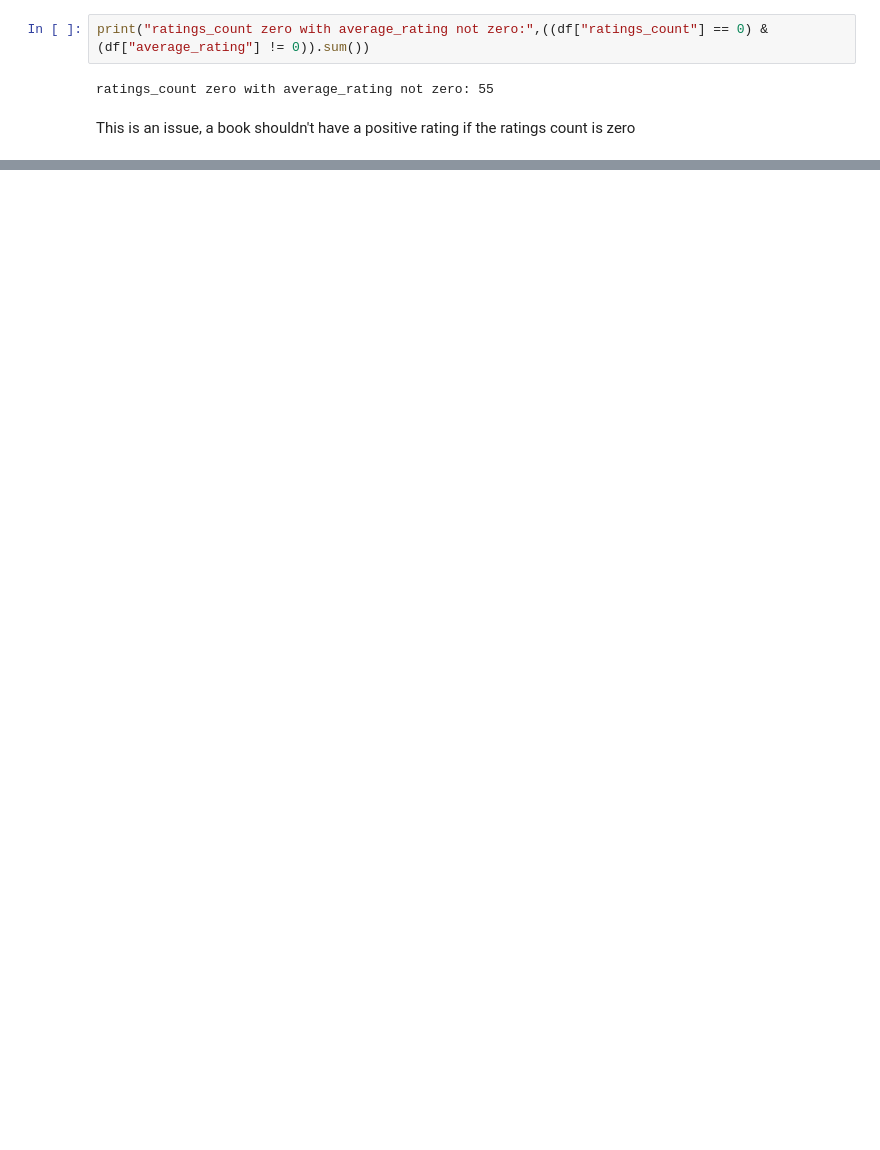
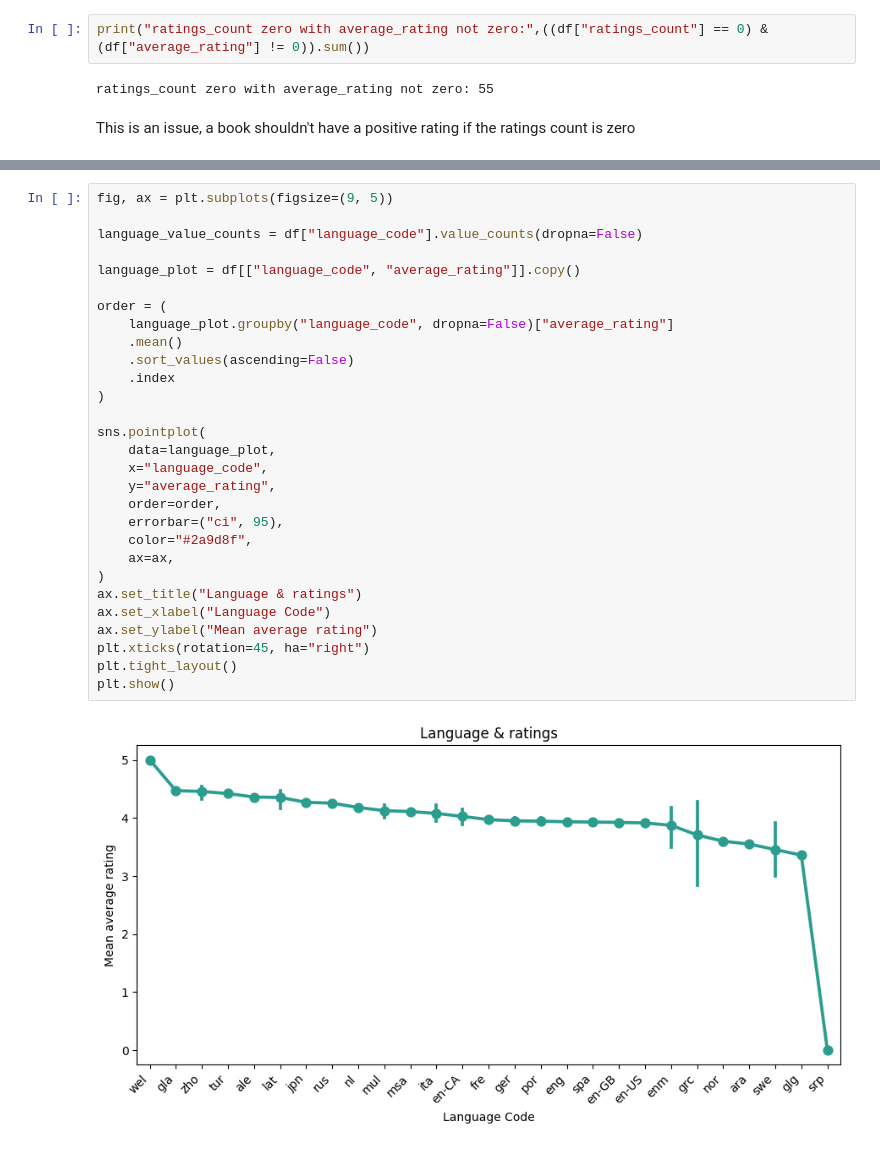
Before and after one commit to hyougo/Goodreads_Ratings_ML, a Jupyter notebook: notebooks/book_rating_pipeline_hugo.ipynb, the cells around one changed output, grey strips where cells are left out. Cells and saved outputs as stored; diff of their text form; blank space fills up the shorter version.

```diff
--- a/notebooks/book_rating_pipeline_hugo.ipynb
+++ b/notebooks/book_rating_pipeline_hugo.ipynb
@@ -264,0 +464,31 @@ df.loc[df["title"]=="The Iliad",["title","isbn","language_code","average_rating"
+# %%
+fig, ax = plt.subplots(figsize=(9, 5))
+
+language_value_counts = df["language_code"].value_counts(dropna=False)
+
+language_plot = df[["language_code", "average_rating"]].copy()
+
+order = (
+    language_plot.groupby("language_code", dropna=False)["average_rating"]
+    .mean()
+    .sort_values(ascending=False)
+    .index
+)
+
+sns.pointplot(
+    data=language_plot,
+    x="language_code",
+    y="average_rating",
+    order=order,
+    errorbar=("ci", 95),
+    color="#2a9d8f",
+    ax=ax,
+)
+ax.set_title("Language & ratings")
+ax.set_xlabel("Language Code")
+ax.set_ylabel("Mean average rating")
+plt.xticks(rotation=45, ha="right")
+plt.tight_layout()
+plt.show()
+# %% [output]
+[figure, added]
```
Also changed, not shown: parts of 37 cells of this notebook.
